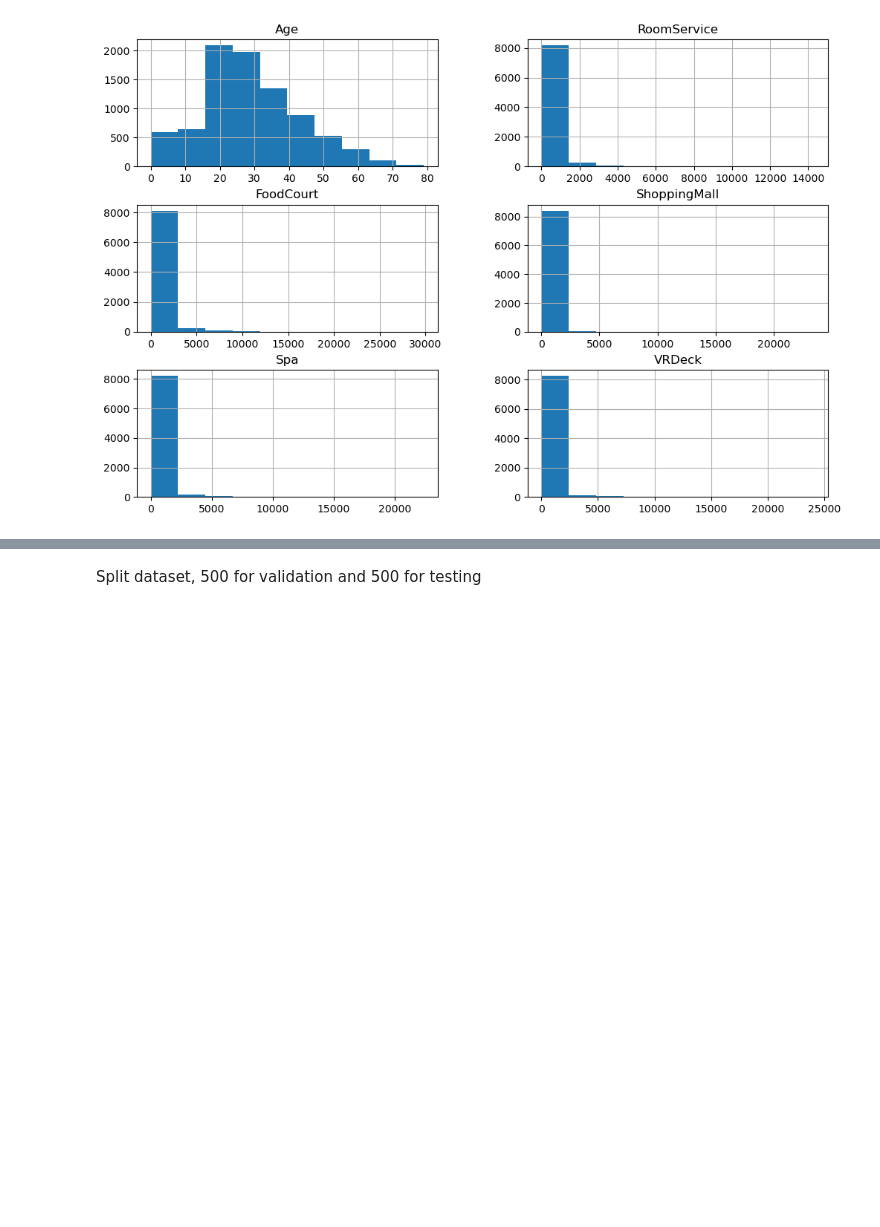
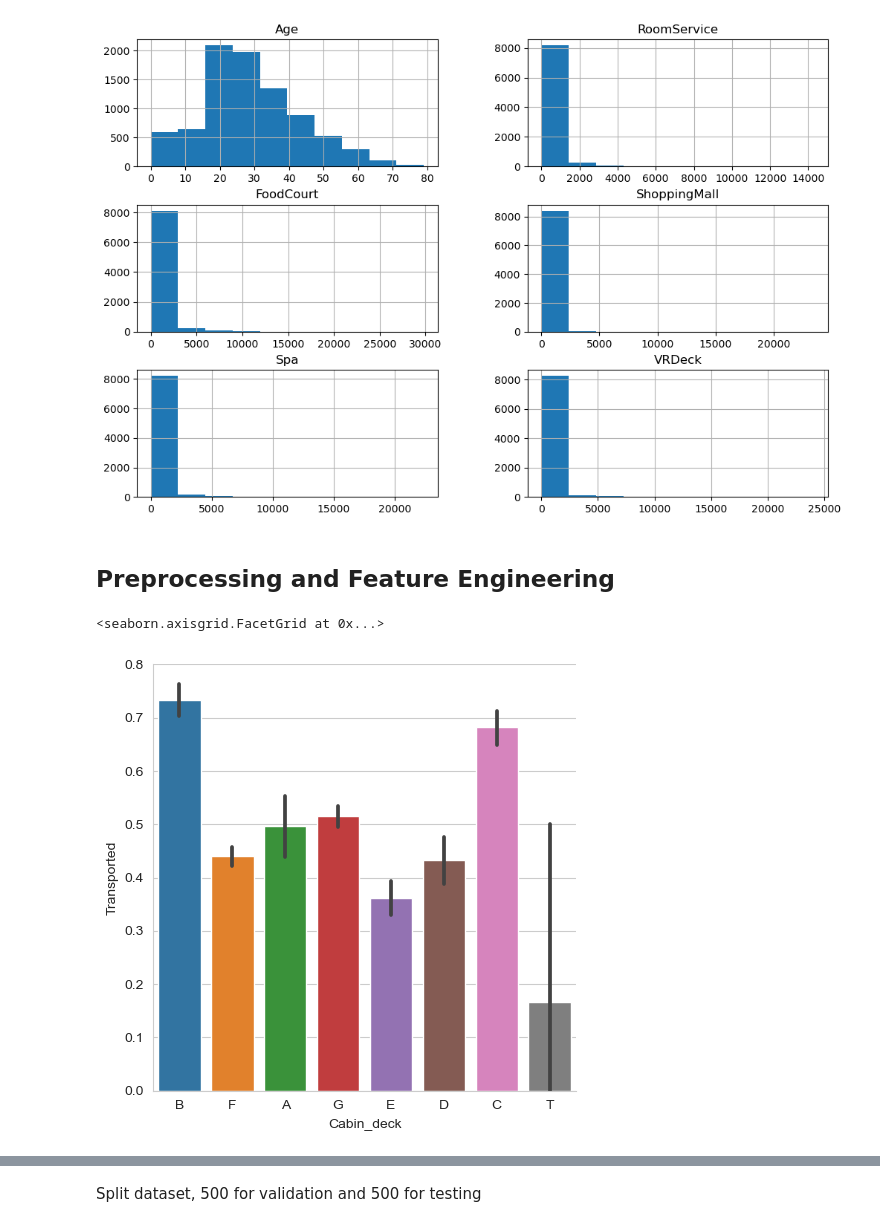
Before and after one commit to stevelukis/ml-notebooks, a Jupyter notebook: spaceship-titanic/spaceship-titanic.ipynb, the cells around one changed output, grey strips where cells are left out. Cells and saved outputs as stored; diff of their text form; code cells hidden in the pictures; blank space fills up the shorter version.

Commit message:
Use purchasing features

```diff
--- a/spaceship-titanic/spaceship-titanic.ipynb
+++ b/spaceship-titanic/spaceship-titanic.ipynb
@@ -68,20 +65,25 @@ raw_df.hist(bins=10, figsize=(12, 8))
 plt.show()
 # %% [output]
 [figure]
+# %% [markdown]
+## Preprocessing and Feature Engineering
 # %%
-from pandas.api.types import is_object_dtype
+from pandas.core.dtypes.common import is_object_dtype
+from sklearn.preprocessing import StandardScaler
 
 purchase_cols = ['FoodCourt', 'Spa', 'RoomService', 'ShoppingMall', 'VRDeck']
 bool_cols = ['CryoSleep', 'VIP']
 categorical_cols = ['HomePlanet', 'Destination']
+numerical_cols = ['Age'] + purchase_cols
 cabin_raw_col = 'Cabin'
 cabin_cols = ['Cabin_deck', 'Cabin_num', 'Cabin_side']
 
 
 def handle_purchasing_data(df):
     for col in purchase_cols:
-        df[f'Purchased_{col}'] = (df[col] == 1).astype(int)
-    return df.drop(purchase_cols, axis=1)
+        df[col] = df[col].fillna(0)
+        df[f'purchased_{col}'] = (df[col] == 1).astype(int)
+    return df
 
 
 def handle_binary_data(df):
@@ -109,15 +111,12 @@ def handle_cabin_data(df):
     for col in cabin_cols:
         if is_object_dtype(df[col].dtype):
             df = df.join(pd.get_dummies(df[col], prefix=col))
-            df = df.drop(col, axis=1)
     return df
 # %%
-def preprocess(raw_df):
-    df = raw_df.copy()
-    df = handle_purchasing_data(df)
-    df = handle_binary_data(df)
-    df = handle_categorical_data(df)
-    df = handle_cabin_data(df)
-    df['Age'] = df['Age'].fillna(df['Age'].median())
-    df = df.drop(['PassengerId', 'Name'], axis=1)
-    return df
+df = raw_df.copy()
+df = handle_purchasing_data(df)
+df = handle_binary_data(df)
+df = handle_categorical_data(df)
+df = handle_cabin_data(df)
+df['Age'] = df['Age'].fillna(df['Age'].median())
+df = df.drop(['Name'], axis=1)
@@ -125,0 +123,5 @@ df = preprocess(raw_df)
+# %%
+sns.catplot(df, x='Cabin_deck', y='Transported', kind='bar')
+# %% [output]
+<seaborn.axisgrid.FacetGrid at 0x...>
+[figure, added]
```
Also changed, not shown: parts of 54 cells of this notebook, 1 other file.
